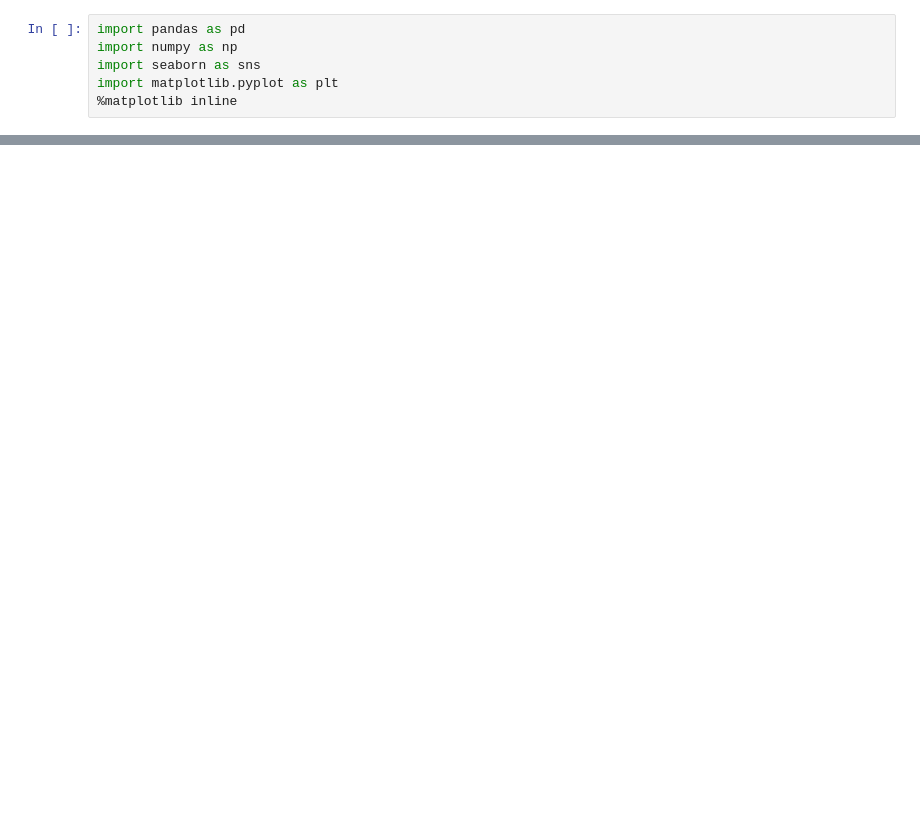
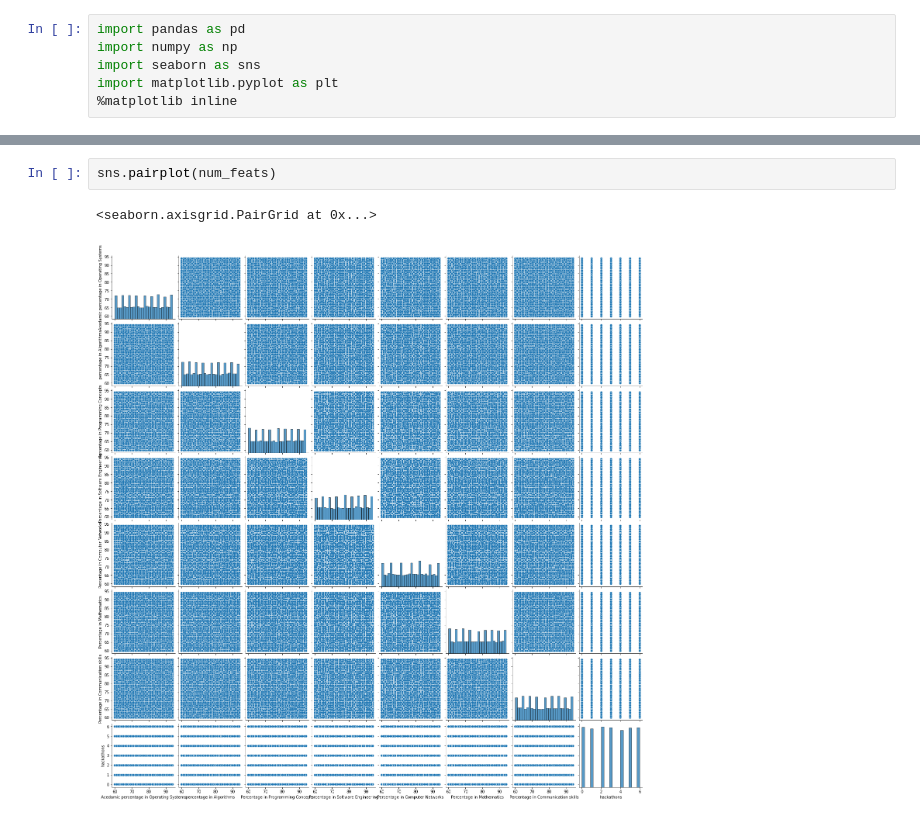
Before and after one commit to Omotade-MY/help-career, a Jupyter notebook: data_analysis.ipynb, the cells around one changed output, grey strips where cells are left out. Cells and saved outputs as stored; diff of their text form; blank space fills up the shorter version.

```diff
--- a/data_analysis.ipynb
+++ b/data_analysis.ipynb
@@ -71,0 +149,5 @@ Suggested Job Role : 6
+# %%
+sns.pairplot(num_feats)
+# %% [output]
+<seaborn.axisgrid.PairGrid at 0x...>
+[figure, added]
```
Also changed, not shown: parts of 44 cells of this notebook, 5 other files.
